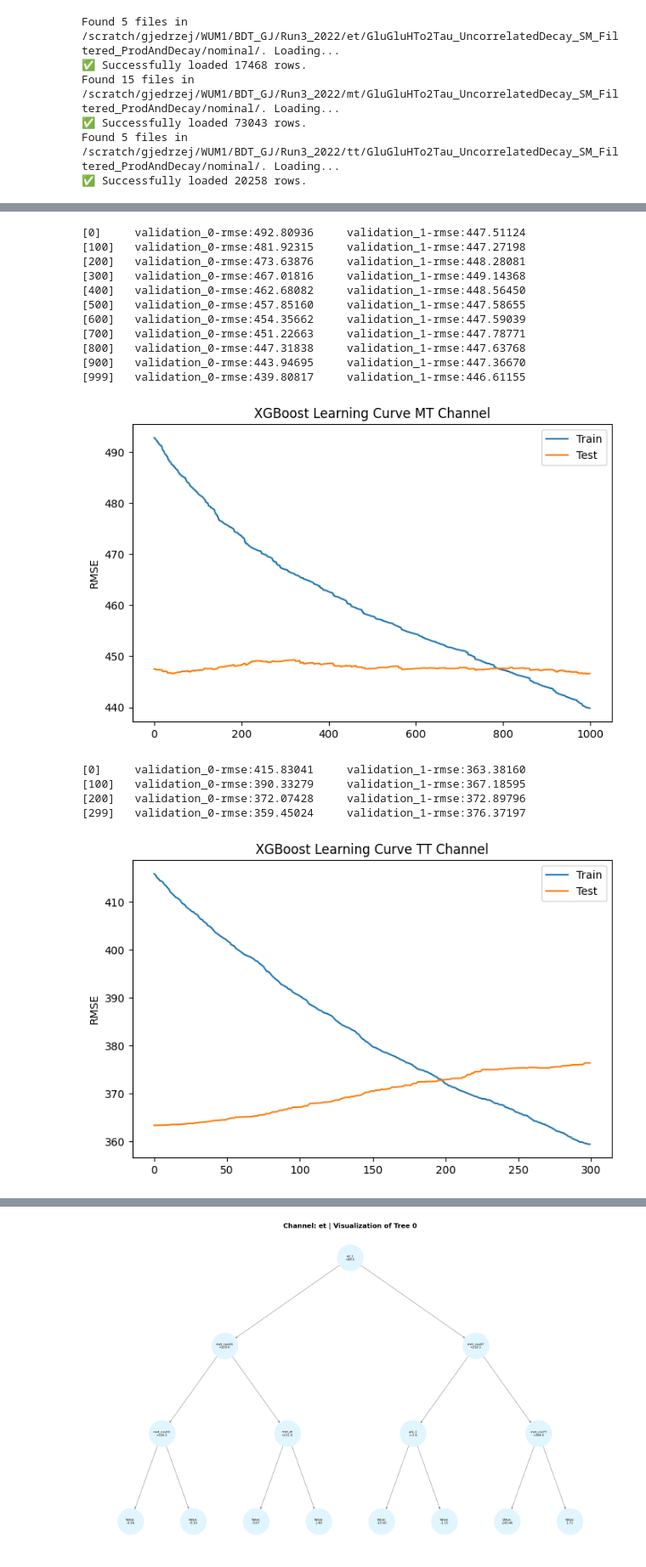
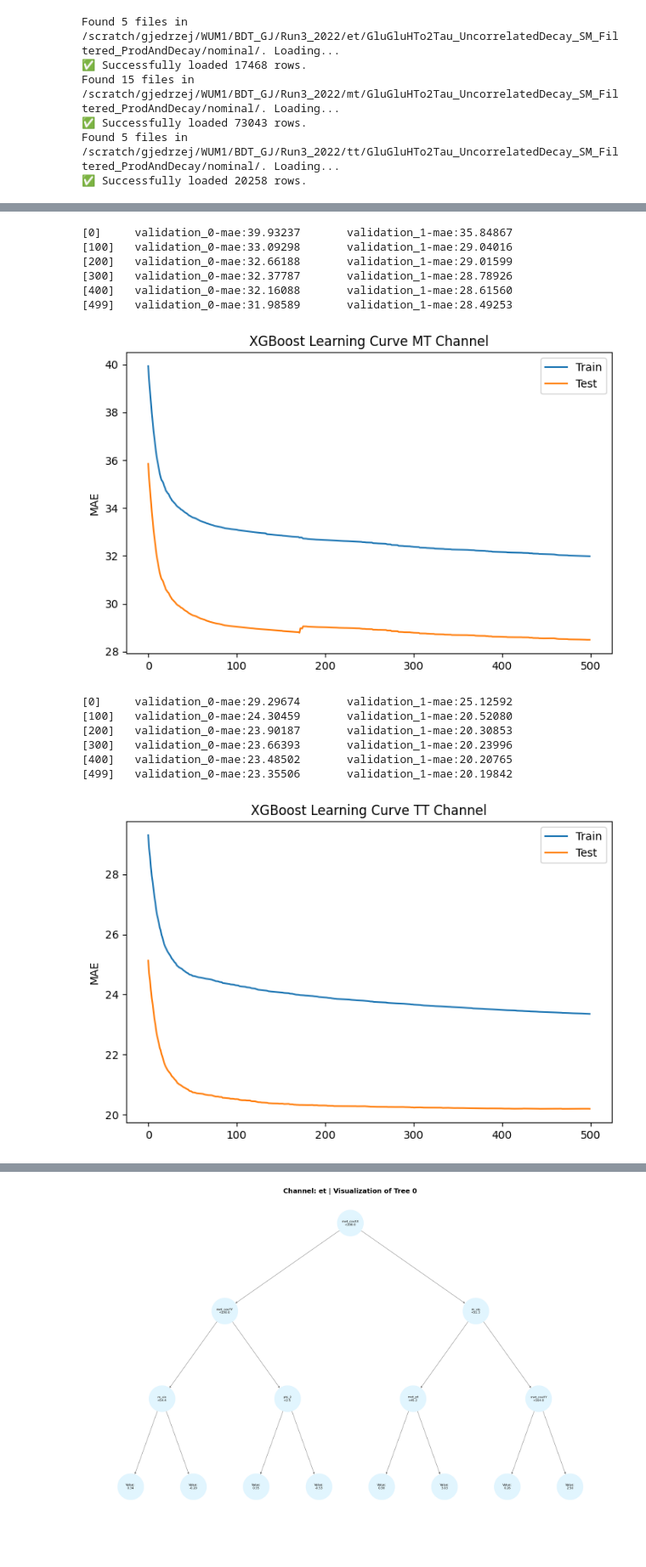
Before and after one commit to PasiekaFUW/Masters_Thesis, a Jupyter notebook: WUM1/BDT_GJ/GJProject.ipynb, the cells around one changed output, grey strips where cells are left out. Shown at 85% size. Drawn from its saved outputs; the diff is of its cells as text; code cells hidden in the pictures; blank space fills up the shorter version.

```diff
--- a/WUM1/BDT_GJ/GJProject.ipynb
+++ b/WUM1/BDT_GJ/GJProject.ipynb
@@ -101,7 +101,7 @@ features = [
     'pt_1', 'eta_1', 'phi_1', 'mass_1',
     'pt_2', 'eta_2', 'phi_2', 'mass_2',
     'channel', 'met_pt', 'met_phi',
-    'met_covXX', 'met_covXY', 'met_covYY'
+    'met_covXX', 'met_covXY', 'met_covYY', 'm_vis'
 ]
 
 # targets = ['genPart_pt_1', 'genPart_pt_2']
@@ -206,16 +205,15 @@ plt.show()
 # %%
 #Training Tree for the MT Channel
 
-#Best Parameters: {'colsample_bytree': 0.7, 'learning_rate': 0.02, 'max_depth': np.int64(3), 'n_estimators': 1000, 'subsample': 0.9}
-
+#Best Parameters: {'colsample_bytree': 0.9, 'learning_rate': 0.1, 'max_depth': np.int64(3), 'n_estimators': 500, 'subsample': 0.75}
 best_params_mt = {
     'max_depth': 3,
-    'learning_rate': 0.02,
-    'n_estimators': 1000,
-    'subsample': 0.9,
-    'colsample_bytree': 0.7,
+    'learning_rate': 0.1,
+    'n_estimators': 500,
+    'subsample': 0.75,
+    'colsample_bytree': 0.9,
     'tree_method': 'hist',
-    'objective': 'reg:squarederror'
+    'objective': 'reg:absoluteerror'
 }
 
 # model_mt = xgb.XGBRegressor(**grid_search.best_params_) #unpacks params
@@ -231,28 +229,23 @@ model_mt.fit(
 results = model_mt.evals_result()
 
 # Extract the loss values
-epochs = len(results['validation_0']['rmse'])
+epochs = len(results['validation_0']['mae'])
 x_axis = range(0, epochs)
 
 # Plot log loss
 fig, ax = plt.subplots(figsize=(8, 5))
-ax.plot(x_axis, results['validation_0']['rmse'], label='Train')
-ax.plot(x_axis, results['validation_1']['rmse'], label='Test')
+ax.plot(x_axis, results['validation_0']['mae'], label='Train')
+ax.plot(x_axis, results['validation_1']['mae'], label='Test')
 ax.legend()
-plt.ylabel('RMSE')
+plt.ylabel('MAE')
 plt.title('XGBoost Learning Curve MT Channel')
 plt.show()
 # %% [output]
-[0]     validation_0-rmse:492.80936     validation_1-rmse:447.51124
-[100]   validation_0-rmse:481.92315     validation_1-rmse:447.27198
-[200]   validation_0-rmse:473.63876     validation_1-rmse:448.28081
-[300]   validation_0-rmse:467.01816     validation_1-rmse:449.14368
-[400]   validation_0-rmse:462.68082     validation_1-rmse:448.56450
-[500]   validation_0-rmse:457.85160     validation_1-rmse:447.58655
-[600]   validation_0-rmse:454.35662     validation_1-rmse:447.59039
-[700]   validation_0-rmse:451.22663     validation_1-rmse:447.78771
-[800]   validation_0-rmse:447.31838     validation_1-rmse:447.63768
-[900]   validation_0-rmse:443.94695     validation_1-rmse:447.36670
-[999]   validation_0-rmse:439.80817     validation_1-rmse:446.61155
+[0]     validation_0-mae:39.93237       validation_1-mae:35.84867
+[100]   validation_0-mae:33.09298       validation_1-mae:29.04016
+[200]   validation_0-mae:32.66188       validation_1-mae:29.01599
+[300]   validation_0-mae:32.37787       validation_1-mae:28.78926
+[400]   validation_0-mae:32.16088       validation_1-mae:28.61560
+[499]   validation_0-mae:31.98589       validation_1-mae:28.49253
-[figure, old version]
+[figure, new version]
 # %%
@@ -264,51 +257,52 @@ plt.show()
 # %%
 #Training Tree for the TT Channel
 
-#Best Parameters: {'colsample_bytree': 0.7, 'learning_rate': 0.02, 'max_depth': np.int64(3), 'n_estimators': 300, 'subsample': 0.75}
-
+#Best Parameters: {'colsample_bytree': 0.9, 'learning_rate': 0.1, 'max_depth': np.int64(3), 'n_estimators': 500, 'subsample': 0.75}
 best_params_tt = {
     'max_depth': 3,
-    'learning_rate': 0.02,
-    'n_estimators': 300,
+    'learning_rate': 0.1,
+    'n_estimators': 500,
     'subsample': 0.75,
-    'colsample_bytree': 0.7,
+    'colsample_bytree': 0.9,
     'tree_method': 'hist',
-    'objective': 'reg:squarederror',
+    'objective': 'reg:absoluteerror',
     #Fighting overfitting
     # 'gamma': 10,
     # 'reg_alpha': 0.5,
     # 'reg_lambda': 1.5
 }
 
 # model_tt = xgb.XGBRegressor(**grid_search.best_params_) #unpacks params
 model_tt = xgb.XGBRegressor(**best_params_tt) #unpacks params
 
 model_tt.fit(
     X_train_tt,
     y_train_tt,
     eval_set=[(X_train_tt, y_train_tt), (X_test_tt, y_test_tt)],
     verbose=100
 )
 
 results = model_tt.evals_result()
 # Extract the loss values
-epochs = len(results['validation_0']['rmse'])
+epochs = len(results['validation_0']['mae'])
 x_axis = range(0, epochs)
 
 # Plot log loss
 fig, ax = plt.subplots(figsize=(8, 5))
-ax.plot(x_axis, results['validation_0']['rmse'], label='Train')
-ax.plot(x_axis, results['validation_1']['rmse'], label='Test')
+ax.plot(x_axis, results['validation_0']['mae'], label='Train')
+ax.plot(x_axis, results['validation_1']['mae'], label='Test')
 ax.legend()
-plt.ylabel('RMSE')
+plt.ylabel('MAE')
 plt.title('XGBoost Learning Curve TT Channel')
 plt.show()
 # %% [output]
-[0]     validation_0-rmse:415.83041     validation_1-rmse:363.38160
-[100]   validation_0-rmse:390.33279     validation_1-rmse:367.18595
-[200]   validation_0-rmse:372.07428     validation_1-rmse:372.89796
-[299]   validation_0-rmse:359.45024     validation_1-rmse:376.37197
+[0]     validation_0-mae:29.29674       validation_1-mae:25.12592
+[100]   validation_0-mae:24.30459       validation_1-mae:20.52080
+[200]   validation_0-mae:23.90187       validation_1-mae:20.30853
+[300]   validation_0-mae:23.66393       validation_1-mae:20.23996
+[400]   validation_0-mae:23.48502       validation_1-mae:20.20765
+[499]   validation_0-mae:23.35506       validation_1-mae:20.19842
-[figure, old version]
+[figure, new version]
 # %%
 # Features evaluation
 xgb.plot_importance(model_et, importance_type='gain', title='ET')
```
Also changed, not shown: parts of 9 cells of this notebook.
